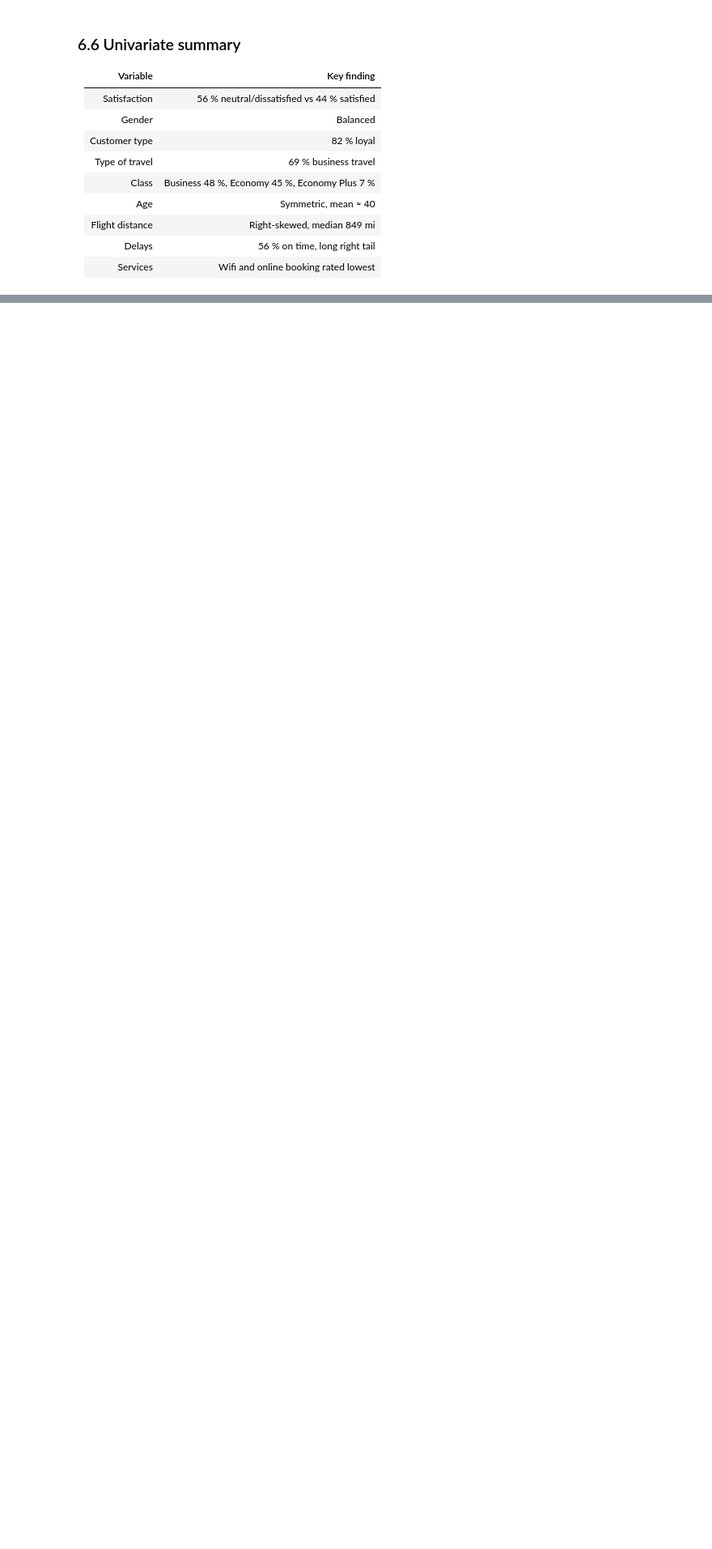
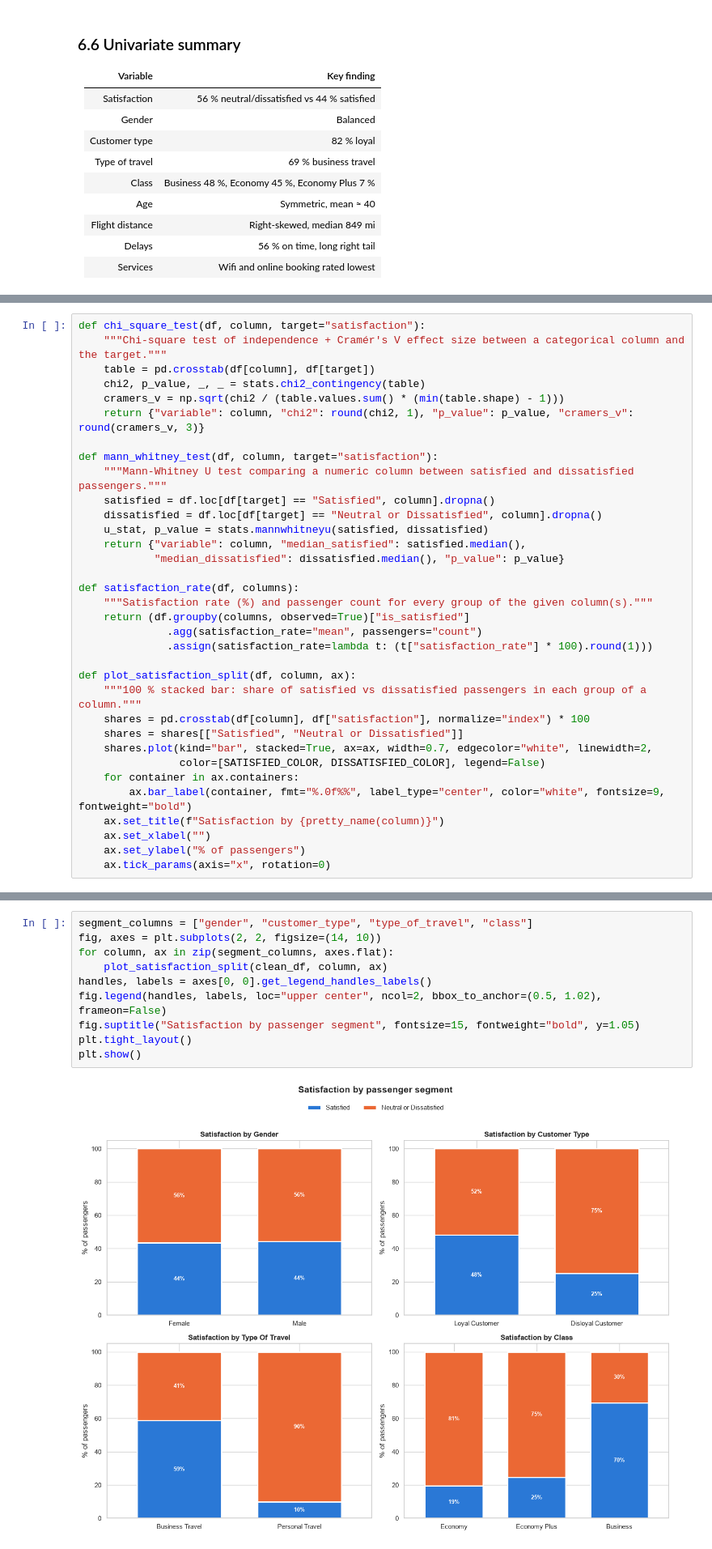
Before and after one commit to hahmed1936/Mid-Project, a Jupyter notebook: Mid-Project-Script.ipynb, the cells around one changed output, grey strips where cells are left out. Shown at 81% size. Saved outputs shown, nothing was run; the diff lists cells and outputs as text; blank space fills up the shorter version.

Commit message:
Step 5: Bivariate and multivariate analysis answering Q2-Q6 with chi-square, Mann-Whitney and correlation tests
Co-Authored-By: Claude Opus 5.5 <noreply@anthropic.com>

```diff
--- a/Mid-Project-Script.ipynb
+++ b/Mid-Project-Script.ipynb
@@ -651,0 +661,34 @@ plt.show()
+# %%
+def chi_square_test(df, column, target="satisfaction"):
+    """Chi-square test of independence + Cramér's V effect size between a categorical column and the target."""
+    table = pd.crosstab(df[column], df[target])
+    chi2, p_value, _, _ = stats.chi2_contingency(table)
+    cramers_v = np.sqrt(chi2 / (table.values.sum() * (min(table.shape) - 1)))
+    return {"variable": column, "chi2": round(chi2, 1), "p_value": p_value, "cramers_v": round(cramers_v, 3)}
+
+def mann_whitney_test(df, column, target="satisfaction"):
+    """Mann-Whitney U test comparing a numeric column between satisfied and dissatisfied passengers."""
+    satisfied = df.loc[df[target] == "Satisfied", column].dropna()
+    dissatisfied = df.loc[df[target] == "Neutral or Dissatisfied", column].dropna()
+    u_stat, p_value = stats.mannwhitneyu(satisfied, dissatisfied)
+    return {"variable": column, "median_satisfied": satisfied.median(),
+            "median_dissatisfied": dissatisfied.median(), "p_value": p_value}
+
+def satisfaction_rate(df, columns):
+    """Satisfaction rate (%) and passenger count for every group of the given column(s)."""
+    return (df.groupby(columns, observed=True)["is_satisfied"]
+              .agg(satisfaction_rate="mean", passengers="count")
+              .assign(satisfaction_rate=lambda t: (t["satisfaction_rate"] * 100).round(1)))
+
+def plot_satisfaction_split(df, column, ax):
+    """100 % stacked bar: share of satisfied vs dissatisfied passengers in each group of a column."""
+    shares = pd.crosstab(df[column], df["satisfaction"], normalize="index") * 100
+    shares = shares[["Satisfied", "Neutral or Dissatisfied"]]
+    shares.plot(kind="bar", stacked=True, ax=ax, width=0.7, edgecolor="white", linewidth=2,
+                color=[SATISFIED_COLOR, DISSATISFIED_COLOR], legend=False)
+    for container in ax.containers:
+        ax.bar_label(container, fmt="%.0f%%", label_type="center", color="white", fontsize=9, fontweight="bold")
+    ax.set_title(f"Satisfaction by {pretty_name(column)}")
+    ax.set_xlabel("")
+    ax.set_ylabel("% of passengers")
+    ax.tick_params(axis="x", rotation=0)
@@ -651,0 +697,12 @@ plt.show()
+# %%
+segment_columns = ["gender", "customer_type", "type_of_travel", "class"]
+fig, axes = plt.subplots(2, 2, figsize=(14, 10))
+for column, ax in zip(segment_columns, axes.flat):
+    plot_satisfaction_split(clean_df, column, ax)
+handles, labels = axes[0, 0].get_legend_handles_labels()
+fig.legend(handles, labels, loc="upper center", ncol=2, bbox_to_anchor=(0.5, 1.02), frameon=False)
+fig.suptitle("Satisfaction by passenger segment", fontsize=15, fontweight="bold", y=1.05)
+plt.tight_layout()
+plt.show()
+# %% [output]
+[figure, added]
```
Also changed, not shown: parts of 23 cells of this notebook.
